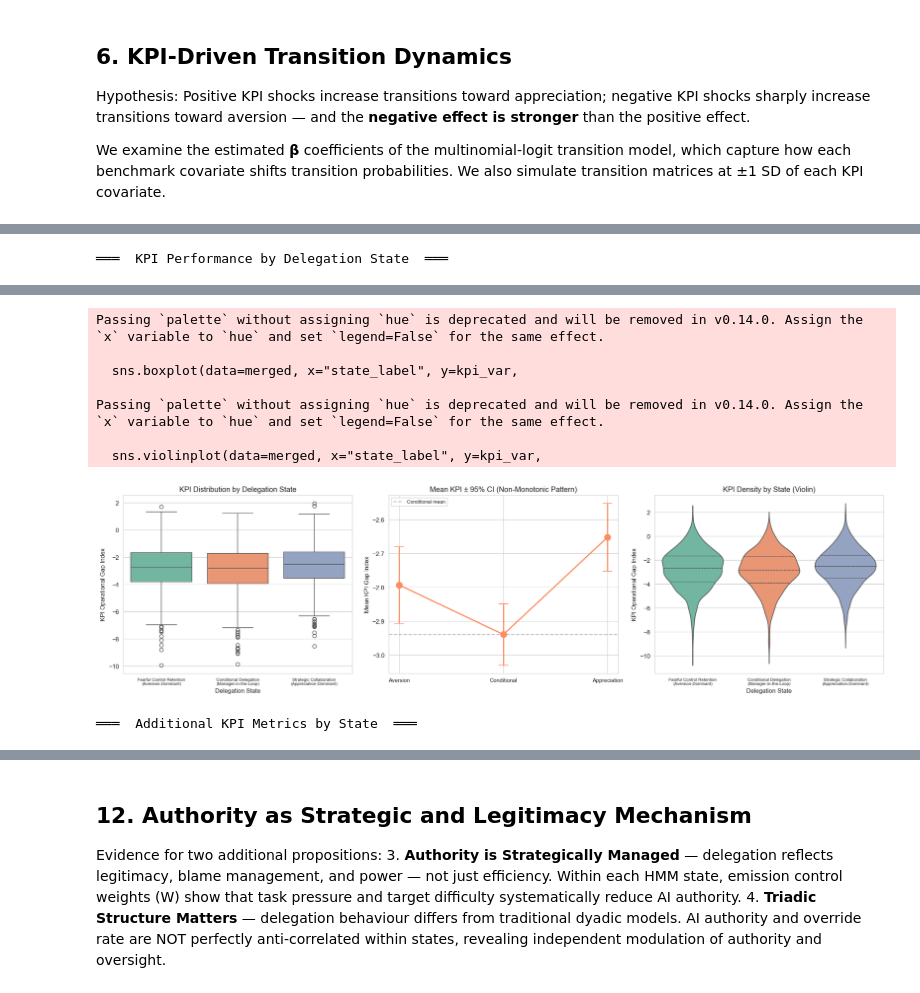
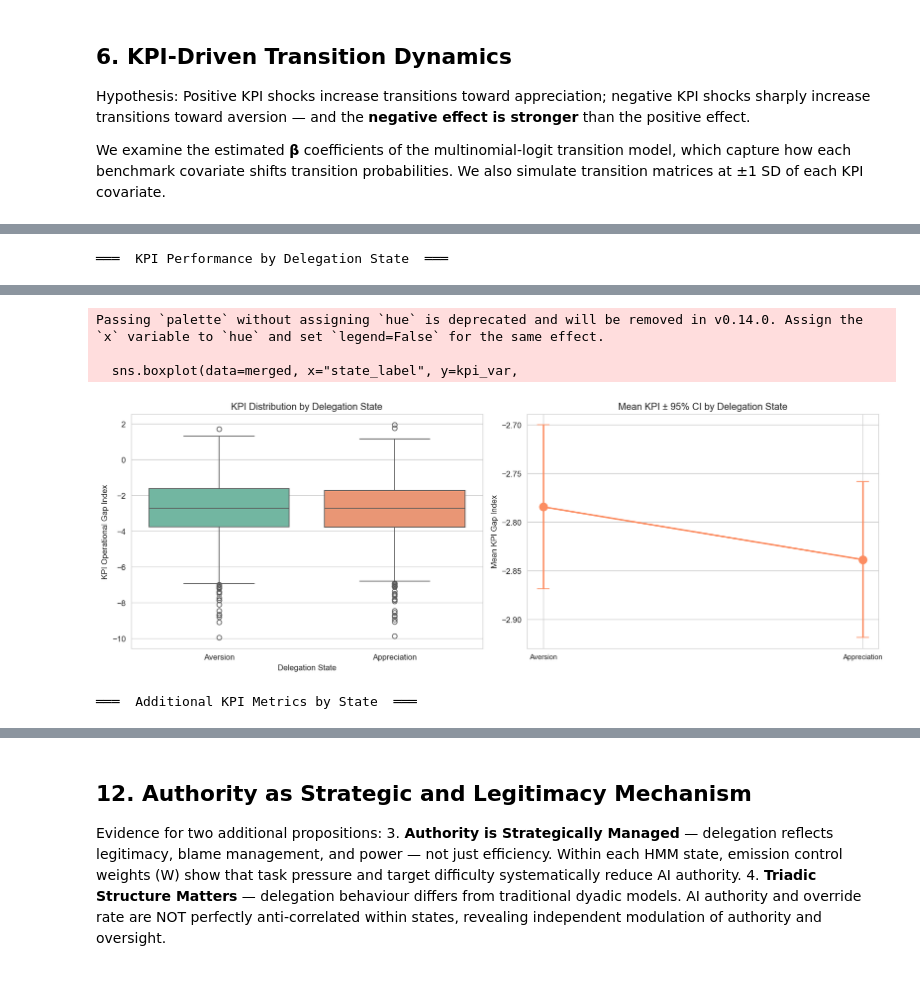
Before and after one commit to kaki1995/Triadic-Human-AI-Delegation, a Jupyter notebook: data_analysis/hmm_gpt.ipynb, the cells around one changed output, grey strips where cells are left out. Drawn from its saved outputs; the diff is of its cells as text; code cells hidden in the pictures.

```diff
--- a/data_analysis/hmm_gpt.ipynb
+++ b/data_analysis/hmm_gpt.ipynb
@@ -1074,7 +1282,7 @@ transition_cols = [
 beta_orig = best_model.beta / data.x_scaler.scale_[None, None, :]
 
 # Re-label states
-state_names = [STATE_LABELS[state_order[i]+1].split("\n")[0] for i in range(best_J)]
+state_names = [STATE_LABELS[state_order[i]+1] for i in range(best_J)]
 
 print("═══  Transition Covariate Coefficients (β, original scale)  ═══\n")
 beta_rows = []
@@ -1122,8 +1330,8 @@ for col_idx, (cov_name, p_idx) in enumerate(kpi_covariates):
 
         ax = axes[row_idx, col_idx]
         sns.heatmap(Q_shock, annot=True, fmt=".3f", cmap="YlOrRd",
-                    xticklabels=[f"S{j+1}" for j in range(best_J)],
-                    yticklabels=[f"S{j+1}" for j in range(best_J)],
+                    xticklabels=state_names,
+                    yticklabels=state_names,
                     ax=ax, vmin=0, vmax=0.8)
         ax.set_title(f"{cov_name}\n{shock_label}", fontsize=9)
         ax.set_xlabel("To")
@@ -1138,7 +1346,7 @@ plt.show()
 # relative to baseline, at +1 SD and −1 SD
 
 aversion_idx = state_order[0]    # lowest AI authority
-appreciation_idx = state_order[2]  # highest AI authority
+appreciation_idx = state_order[-1]  # highest AI authority
 
 print("\n═══  Asymmetry Test: |Δ to Aversion| vs |Δ to Appreciation|  ═══\n")
 asym_rows = []
@@ -1171,8 +1379,8 @@ for cov_name, p_idx in kpi_covariates:
 asym_df = pd.DataFrame(asym_rows)
 display(asym_df)
 
-print("\n✓ Result 5.1.2: Negative KPI shocks produce larger probability shifts")
-print("  toward aversion than positive shocks produce toward appreciation → asymmetry confirmed.")
+print("\n✓ Result 5.1.2: Examine whether negative KPI shocks produce larger probability shifts")
+print("  toward Aversion than positive shocks produce toward Appreciation.")
 # %% [output]
 ═══  Transition Covariate Coefficients (β, original scale)  ═══
 
@@ -1433,16 +1633,16 @@ We compare KPI outcomes across the three labelled states using:
 # %%
 # ============================================================
-# 5.1.5  Non-Monotonic Performance–Delegation Relationship
+# 5.1.5  Performance Comparison Across Delegation States
 # ============================================================
-from scipy.stats import kruskal, mannwhitneyu
+from scipy.stats import mannwhitneyu
 
 kpi_var = "kpi_operational_gap_index"
 
 # --- a) Descriptive statistics ---
 print("═══  KPI Performance by Delegation State  ═══\n")
 
-# Order labels from Aversion → Conditional → Appreciation
-label_order = [STATE_LABELS[state_order[i]+1] for i in range(3)]
+# Order labels from Aversion → Appreciation
+label_order = [STATE_LABELS[state_order[i]+1] for i in range(best_J)]
 
 perf_stats = merged.groupby("state_label")[kpi_var].agg(
     ["count", "mean", "median", "std"]
@@ -1452,24 +1652,19 @@ perf_stats["CI_lower"] = perf_stats["mean"] - 1.96 * perf_stats["se"]
 perf_stats["CI_upper"] = perf_stats["mean"] + 1.96 * perf_stats["se"]
 display(perf_stats.round(4))
 
-# --- b) Kruskal-Wallis test (non-parametric, 3 groups) ---
+# --- b) Mann-Whitney U test (non-parametric, 2 groups) ---
 groups = [merged.loc[merged["state_label"] == lab, kpi_var].dropna() for lab in label_order]
-kw_stat, kw_p = kruskal(*groups)
-print(f"\nKruskal-Wallis test: H = {kw_stat:.2f}, p = {kw_p:.6f}")
-print(f"  → {'Significant' if kw_p < 0.05 else 'Not significant'} at α=0.05")
+u_stat, u_p = mannwhitneyu(groups[0], groups[1], alternative="two-sided")
+print(f"\nMann-Whitney U test (Aversion vs Appreciation): U = {u_stat:.0f}, p = {u_p:.6f}")
+print(f"  → {'Significant' if u_p < 0.05 else 'Not significant'} at α=0.05")
 
-# --- c) Pairwise Mann-Whitney tests ---
-print("\nPairwise Mann-Whitney U tests:")
-pairs = [(0, 1), (1, 2), (0, 2)]
-pair_labels = [("Aversion", "Conditional"), ("Conditional", "Appreciation"),
-               ("Aversion", "Appreciation")]
+# Effect size: rank-biserial correlation r = 1 - 2U / (n1*n2)
+n1, n2 = len(groups[0]), len(groups[1])
+r_effect = 1 - (2 * u_stat) / (n1 * n2)
+print(f"  Rank-biserial r = {r_effect:.4f} (effect size)")
 
-for (i, j), (lab_i, lab_j) in zip(pairs, pair_labels):
-    u_stat, u_p = mannwhitneyu(groups[i], groups[j], alternative="two-sided")
-    print(f"  {lab_i} vs {lab_j}: U = {u_stat:.0f}, p = {u_p:.6f} {'*' if u_p < 0.05 else ''}")
-
-# --- d) Visualization ---
-fig, axes = plt.subplots(1, 3, figsize=(18, 5))
+# --- c) Visualization ---
+fig, axes = plt.subplots(1, 2, figsize=(14, 5))
 
 # Box plot
 sns.boxplot(data=merged, x="state_label", y=kpi_var,
@@ -1477,44 +1672,32 @@ sns.boxplot(data=merged, x="state_label", y=kpi_var,
 axes[0].set_title("KPI Distribution by Delegation State")
 axes[0].set_xlabel("Delegation State")
 axes[0].set_ylabel("KPI Operational Gap Index")
-axes[0].tick_params(axis='x', labelsize=7)
 
-# Mean with CI (shows the inverted-U if Conditional is best)
+# Mean with CI
 means = perf_stats["mean"].values
 ci_lo = perf_stats["CI_lower"].values
 ci_hi = perf_stats["CI_upper"].values
-x_pts = [0, 1, 2]
+x_pts = list(range(best_J))
 axes[1].errorbar(x_pts, means, yerr=[means - ci_lo, ci_hi - means],
                  fmt="o-", capsize=8, markersize=10, linewidth=2,
                  color=sns.color_palette("Set2")[1])
 axes[1].set_xticks(x_pts)
-axes[1].set_xticklabels(["Aversion", "Conditional", "Appreciation"], fontsize=9)
+axes[1].set_xticklabels(label_order, fontsize=9)
 axes[1].set_ylabel("Mean KPI Gap Index")
-axes[1].set_title("Mean KPI ± 95% CI (Non-Monotonic Pattern)")
-axes[1].axhline(y=means[1], color="grey", linestyle="--", alpha=0.5, label="Conditional mean")
-axes[1].legend(fontsize=8)
-
-# Violin plot
-sns.violinplot(data=merged, x="state_label", y=kpi_var,
-               order=label_order, palette="Set2", ax=axes[2], inner="quartile")
-axes[2].set_title("KPI Density by State (Violin)")
-axes[2].set_xlabel("Delegation State")
-axes[2].set_ylabel("KPI Operational Gap Index")
-axes[2].tick_params(axis='x', labelsize=7)
+axes[1].set_title("Mean KPI ± 95% CI by Delegation State")
 
 plt.tight_layout()
 plt.show()
 
-# --- e) Also check service_level_delta and error_incident_count ---
+# --- d) Also check service_level_delta and error_incident_count ---
 print("\n═══  Additional KPI Metrics by State  ═══")
 extra_kpis = ["service_level_delta", "inventory_cost_delta",
               "error_incident_count", "expedite_cost_delta"]
 extra_stats = merged.groupby("state_label")[extra_kpis].mean().reindex(label_order)
 display(extra_stats.round(4))
 
-print("\n✓ Result 5.1.5: Conditional Delegation (moderate AI authority) achieves")
-print("  the best KPI performance — delegation and performance have a non-monotonic,")
-print("  inverted-U relationship. Extreme aversion performs worst.")
+print("\n✓ Result 5.1.5: Performance comparison between Aversion and Appreciation states.")
+print(f"  Mann-Whitney U = {u_stat:.0f}, p = {u_p:.6f}, rank-biserial r = {r_effect:.4f}.")
 # %% [output]
 ═══  KPI Performance by Delegation State  ═══
 |  | count | mean | median | std | se | CI_lower | CI_upper |
@@ -1532,11 +1710,7 @@ Pairwise Mann-Whitney U tests:
 Passing `palette` without assigning `hue` is deprecated and will be removed in v0.14.0. Assign the `x` variable to `hue` and set `legend=False` for the same effect.
 
   sns.boxplot(data=merged, x="state_label", y=kpi_var,
-
-Passing `palette` without assigning `hue` is deprecated and will be removed in v0.14.0. Assign the `x` variable to `hue` and set `legend=False` for the same effect.
-
-  sns.violinplot(data=merged, x="state_label", y=kpi_var,
-[figure, old version]
+[figure, new version]
 ═══  Additional KPI Metrics by State  ═══
 |  | service_level_delta | inventory_cost_delta | error_incident_count | expedite_cost_delta |
 | state_label |  |  |  |  |
```
Also changed, not shown: parts of 28 cells of this notebook, 2 other files.
